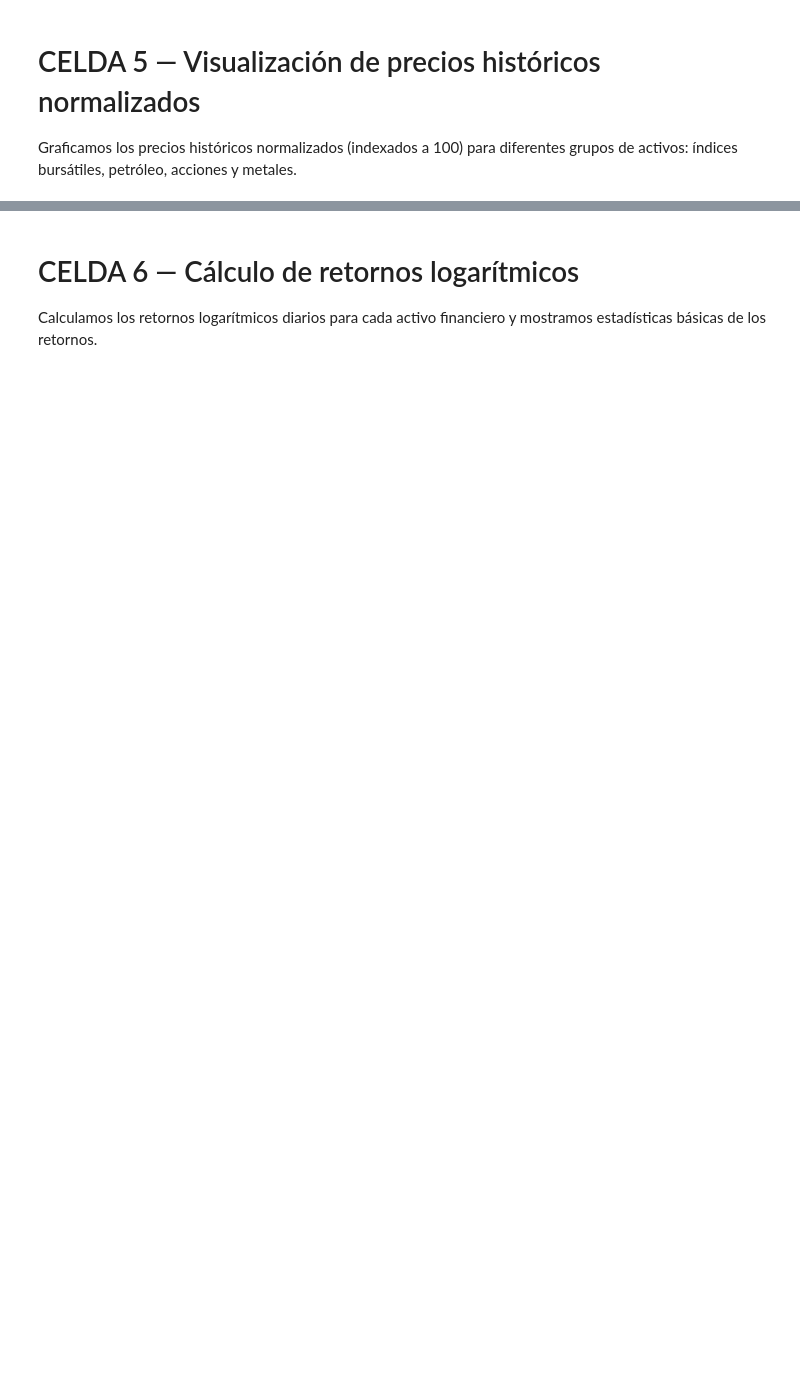
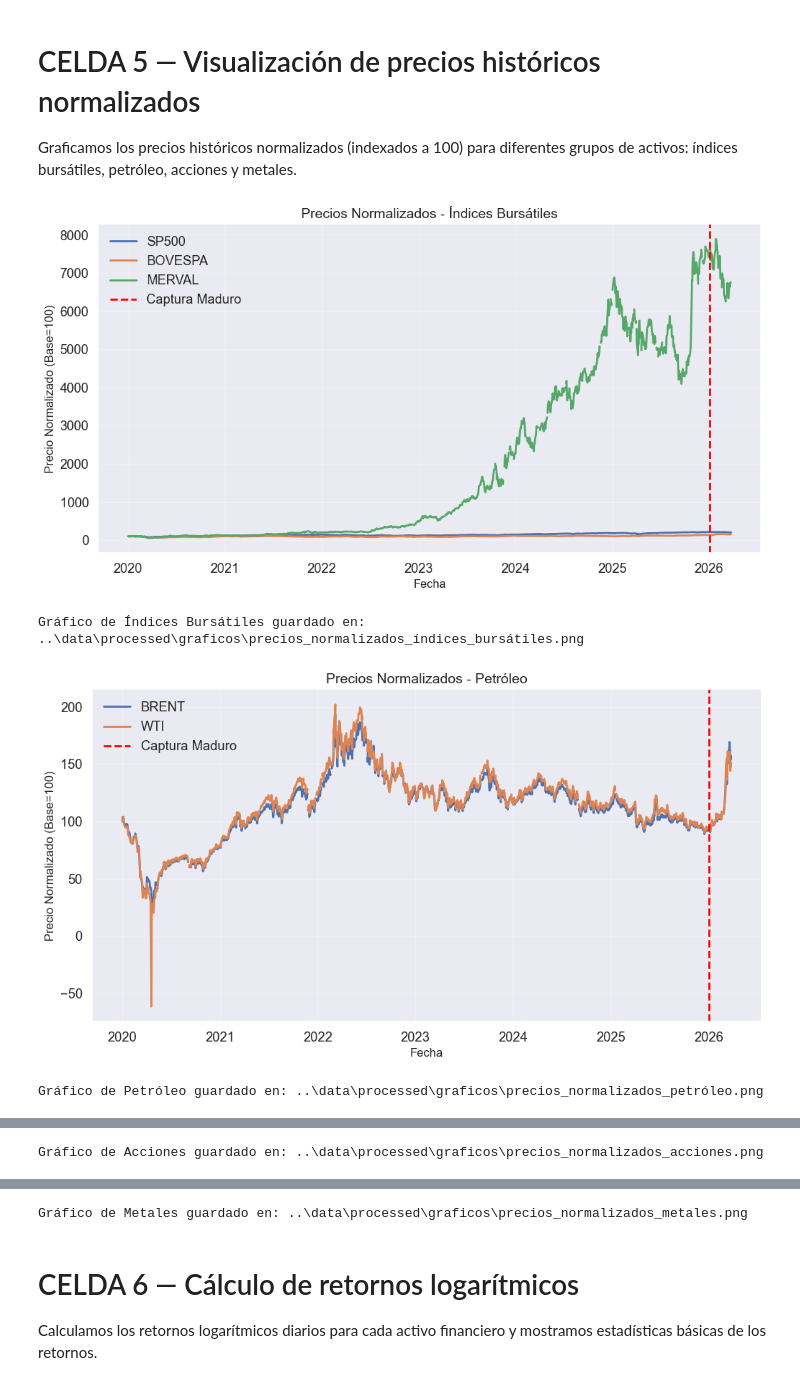
Before and after one commit to laulaguado/maduro-mercados-financieros, a Jupyter notebook: notebooks/01_preparacion_datos.ipynb, the cells around one changed output, grey strips where cells are left out. Drawn from its saved outputs; the diff is of its cells as text; code cells hidden in the pictures; blank space fills up the shorter version.

```diff
--- a/notebooks/01_preparacion_datos.ipynb
+++ b/notebooks/01_preparacion_datos.ipynb
@@ -106,11 +193,13 @@ diferentes grupos de activos: índices bursátiles, petróleo, acciones y metale
 # =============================================================================
 
 # Normalizar precios a 100
-df_normalizado = df_precios / df_precios.iloc[0] * 100
+# Usar el primer valor válido de cada columna como base
+primeros_valores_validos = df_precios.bfill().iloc[0]
+df_normalizado = df_precios / primeros_valores_validos * 100
 
 # Definir grupos de activos
 grupos = {
-    'Índices Bursátiles': ['SP500', 'COLCAP', 'BOVESPA'],
+    'Índices Bursátiles': ['SP500', 'COLCAP', 'BOVESPA', 'IBVC', 'MERVAL'],
     'Petróleo': ['BRENT', 'WTI'],
     'Acciones': ['EXXON', 'CHEVRON'],
     'Metales': ['GOLD', 'COPPER']
@@ -118,30 +207,35 @@ grupos = {
 
 # Crear directorio para gráficos si no existe
 os.makedirs(os.path.join('..', 'data', 'processed', 'graficos'), exist_ok=True)
 
 # Graficar cada grupo
 for nombre_grupo, activos in grupos.items():
     plt.figure(figsize=(12, 6))
 
     for activo in activos:
         if activo in df_normalizado.columns:
             plt.plot(df_normalizado.index, df_normalizado[activo], label=activo, linewidth=2)
 
     # Línea vertical en el evento
     plt.axvline(x=pd.to_datetime(EVENT_DATE), color='red', linestyle='--',
                 linewidth=2, label='Captura Maduro')
 
     # Configurar gráfico
     plt.title(f'Precios Normalizados - {nombre_grupo}', fontsize=14)
     plt.xlabel('Fecha', fontsize=12)
     plt.ylabel('Precio Normalizado (Base=100)', fontsize=12)
     plt.legend(loc='best')
     plt.grid(True, alpha=0.3)
 
     # Guardar gráfico
     ruta_guardado = os.path.join('..', 'data', 'processed', 'graficos',
                                 f'precios_normalizados_{nombre_grupo.lower().replace(" ", "_")}.png')
     plt.savefig(ruta_guardado, dpi=300, bbox_inches='tight')
     plt.show()
 
     print(f"Gráfico de {nombre_grupo} guardado en: {ruta_guardado}")
+# %% [output]
+[figure, added]
+Gráfico de Índices Bursátiles guardado en: ..\data\processed\graficos\precios_normalizados_índices_bursátiles.png
+[figure, added]
+Gráfico de Petróleo guardado en: ..\data\processed\graficos\precios_normalizados_petróleo.png
@@ -147,0 +243 @@ for nombre_grupo, activos in grupos.items():
+Gráfico de Acciones guardado en: ..\data\processed\graficos\precios_normalizados_acciones.png
@@ -148,3 +245,4 @@ for nombre_grupo, activos in grupos.items():
+Gráfico de Metales guardado en: ..\data\processed\graficos\precios_normalizados_metales.png
 # %% [markdown]
 # CELDA 6 — Cálculo de retornos logarítmicos
 
```
Also changed, not shown: parts of 30 cells of this notebook, 16 other files.
